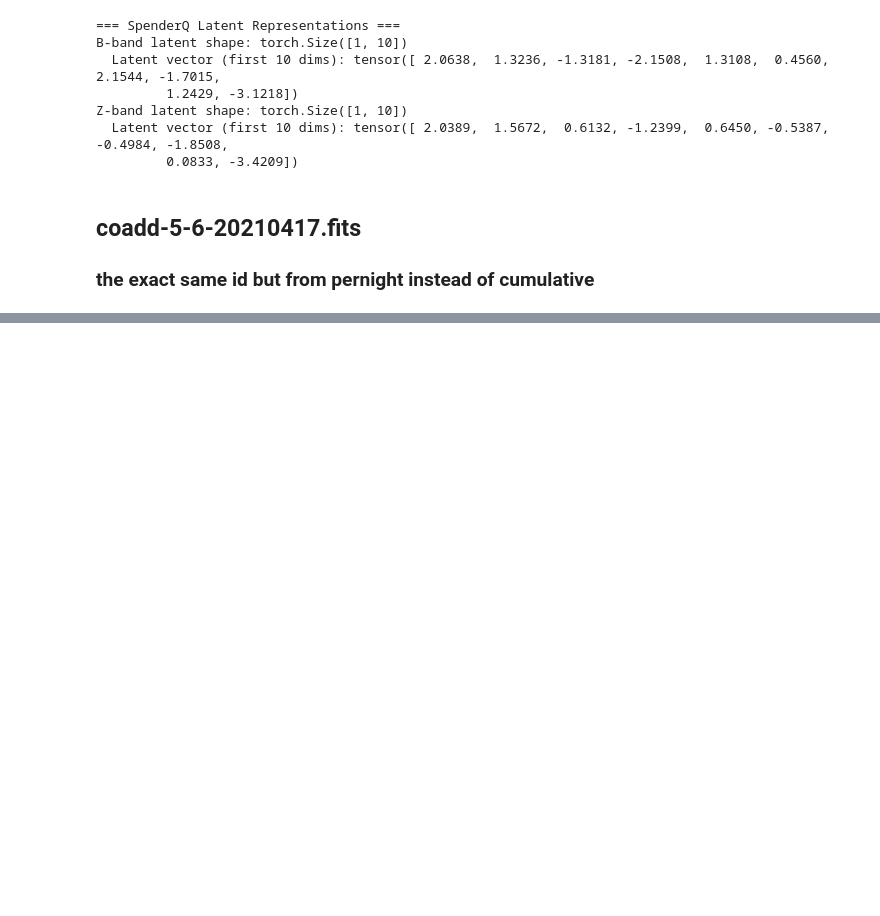
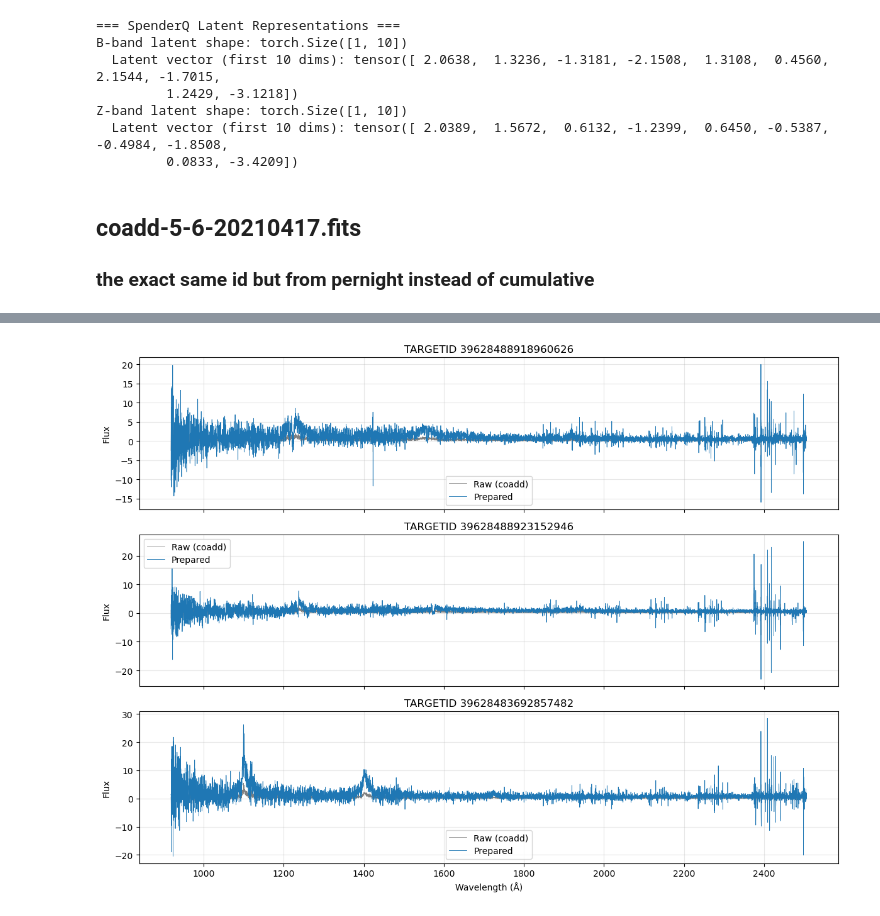
Before and after one commit to galactic-ai/quassiQ, a Jupyter notebook: src/testrun/run_spenderq.ipynb, the cells around one changed output, grey strips where cells are left out. Cells and saved outputs as stored; diff of their text form; code cells hidden in the pictures; blank space fills up the shorter version.

```diff
--- a/src/testrun/run_spenderq.ipynb
+++ b/src/testrun/run_spenderq.ipynb
@@ -790,0 +1000,99 @@ Found TARGETID 39627859723032583 in pernight file at fiber index 143
+# %%
+def _load_raw_tile_spectra(tileid, ipetal, target_ids):
+    dir_tile = os.path.join('/Users/iemotoyuni/Desktop/SpenderQ/tiny_dr1/spectro/redux/iron/tiles/cumulative', str(tileid))
+    night = glob.glob(dir_tile+'/*')[0].split('/')[-1]
+    night = "20201216"
+    fspec = os.path.join(dir_tile, night, f'coadd-{ipetal}-{tileid}-thru{night}.fits')
+
+    hdulist = fits.open(fspec)
+    target_id = hdulist[1].data['TARGETID']
+
+    # read bands
+    _wave, _flux, _ivar, _mask = {}, {}, {}, {}
+    for h in range(2, len(hdulist)):
+        ext = hdulist[h].header["EXTNAME"]
+        if "WAVELENGTH" in ext:
+            band = ext.split("_")[0].lower()
+            _wave[band] = hdulist[h].data
+        if "FLUX" in ext:
+            band = ext.split("_")[0].lower()
+            _flux[band] = hdulist[h].data
+        if "IVAR" in ext:
+            band = ext.split("_")[0].lower()
+            _ivar[band] = hdulist[h].data
+        if "MASK" in ext:
+            band = ext.split("_")[0].lower()
+            _mask[band] = hdulist[h].data
+
+    # coadd to common grid (same as prepare_spectra)
+    tolerance = 0.0001
+    wave = _wave["b"]
+    for b in ["b", "r", "z"]:
+        wave = np.append(wave, _wave[b][_wave[b] > wave[-1] + tolerance])
+
+    windict = {}
+    for b in ["b", "r", "z"]:
+        imin = np.argmin(np.abs(_wave[b][0] - wave))
+        windict[b] = np.arange(imin, imin + len(_wave[b]), dtype=int)
+
+    ntarget = _flux["b"].shape[0]
+    nwave = wave.size
+    flux = np.zeros((ntarget, nwave), dtype=_flux["b"].dtype)
+    ivar = np.zeros((ntarget, nwave), dtype=_ivar["b"].dtype)
+
+    for b in ["b", "r", "z"]:
+        windices = windict[b]
+        for i in range(ntarget):
+            ivar[i, windices] += _ivar[b][i] * (_mask[b][i] == 0)
+            flux[i, windices] += _ivar[b][i] * (_mask[b][i] == 0) * _flux[b][i]
+
+    ok = ivar > 0
+    flux[ok] /= ivar[ok]
+
+    # select requested targets
+    raw = {}
+    for tid in target_ids:
+        idx = np.where(target_id == tid)[0]
+        if len(idx) > 0:
+            raw[tid] = flux[idx[0]]
+    return wave, raw
+
+# ---- plot before vs after for tile 80615 in Z range ----
+tileid = 80615
+z_min, z_max = 2.1, 3.5
+qso_tile_z = qsos[(qsos['TILEID'] == tileid) & (qsos['Z'] >= z_min) & (qsos['Z'] <= z_max)]
+petals = np.unique(qso_tile_z['PETAL_LOC'])
+
+# pick a few targets from the first petal
+ipetal = petals[0]
+sample_ids = qso_tile_z['TARGETID'][:3].tolist()
+
+# raw coadd spectra
+wave_raw, raw_dict = _load_raw_tile_spectra(tileid, ipetal, sample_ids)
+
+# prepared spectra
+spec, w, z, target_id, norm, zerr = prepare_spectra(tileid, ipetal, qso_tile_z)
+
+# map prepared spectra by target id
+prep_dict = {int(tid): spec[i].numpy() for i, tid in enumerate(target_id.numpy())}
+
+# plot
+fig, axes = plt.subplots(len(sample_ids), 1, figsize=(12, 3 * len(sample_ids)), sharex=True)
+if len(sample_ids) == 1:
+    axes = [axes]
+
+for ax, tid in zip(axes, sample_ids):
+    if tid in raw_dict:
+        ax.plot(wave_raw/(1+z[i].numpy()), raw_dict[tid], color='gray', lw=0.6, label='Raw (coadd)')
+    if tid in prep_dict:
+        ax.plot(desiQSO._wave_obs/(1+z[i].numpy()), prep_dict[tid], color='tab:blue', lw=0.6, label='Prepared')
+    ax.set_title(f'TARGETID {tid}')
+    ax.set_ylabel('Flux')
+    ax.grid(alpha=0.3)
+    ax.legend()
+
+axes[-1].set_xlabel('Wavelength (Å)')
+plt.tight_layout()
+plt.show()
+# ...existing code...
+# %% [output]
@@ -790,0 +1100 @@ Found TARGETID 39627859723032583 in pernight file at fiber index 143
+[figure, added]
```
Also changed, not shown: parts of 29 cells of this notebook.
